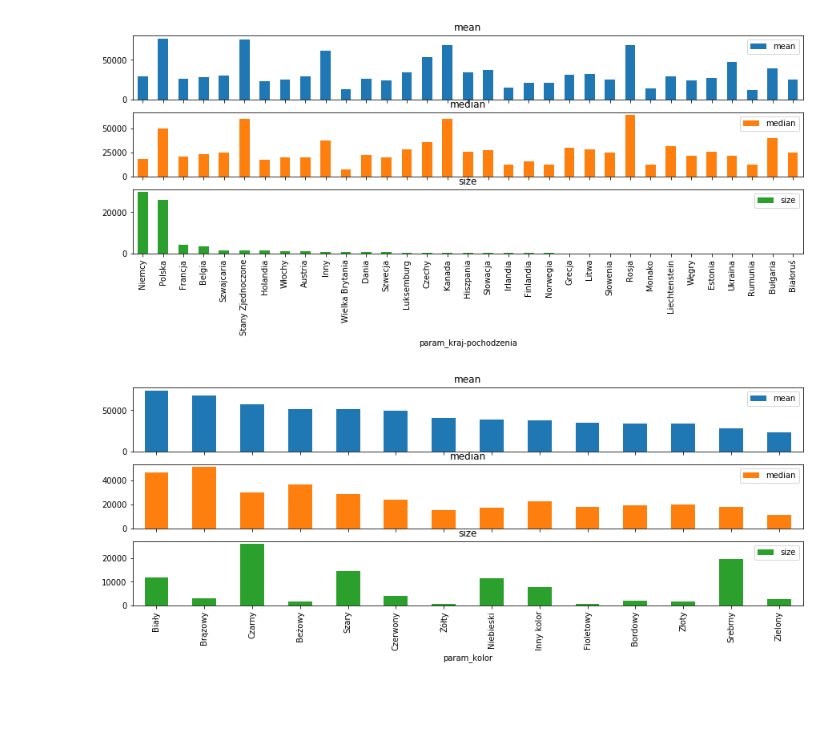
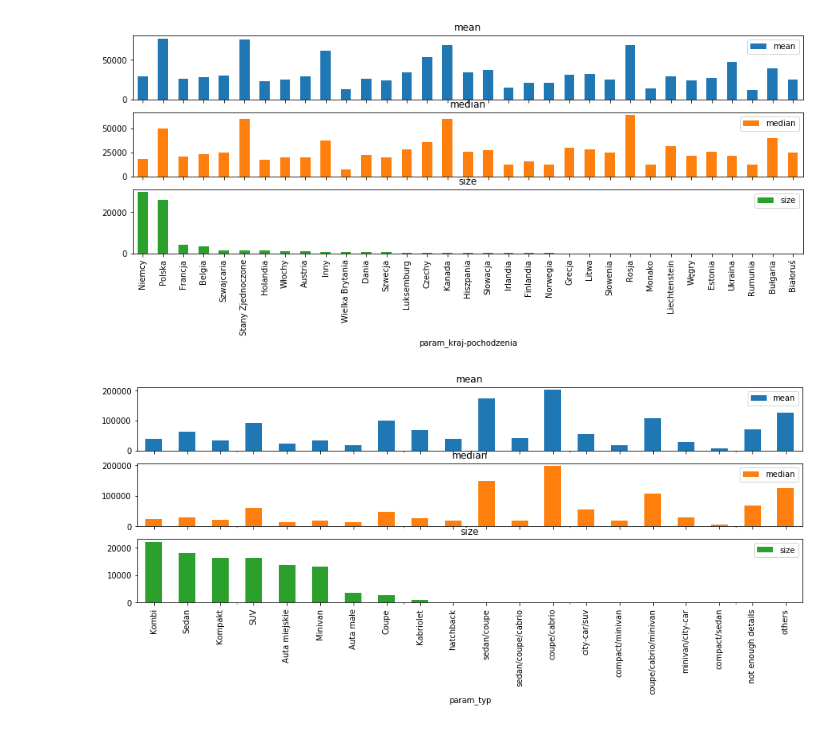
Before and after one commit to Netoperek5000/matrix02_dw_car, a Jupyter notebook: matrix2day2_visualization.ipynb, the cells around one changed output. Drawn from its saved outputs; the diff is of its cells as text; code cells hidden in the pictures; blank space fills up the shorter version.

Commit message:
add visualization

```diff
--- a/matrix2day2_visualization.ipynb
+++ b/matrix2day2_visualization.ipynb
@@ -146,6 +146,6 @@ group_and_barplot('param_kraj-pochodzenia', feat_sort='size');
 # %% [output]
 [figure]
 # %%
-group_and_barplot('param_kolor', feat_sort='mean');
+group_and_barplot('param_typ', feat_sort='size');
 # %% [output]
-[figure, old version]
+[figure, new version]
```
